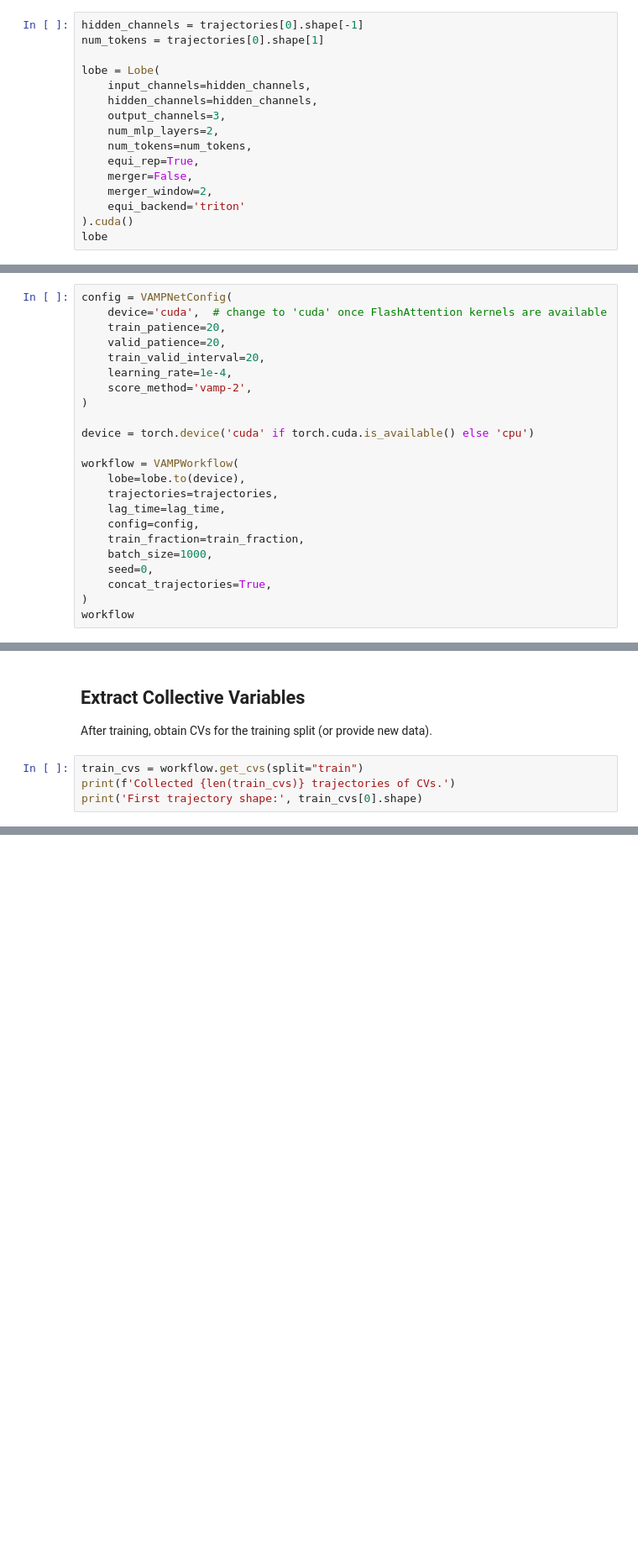
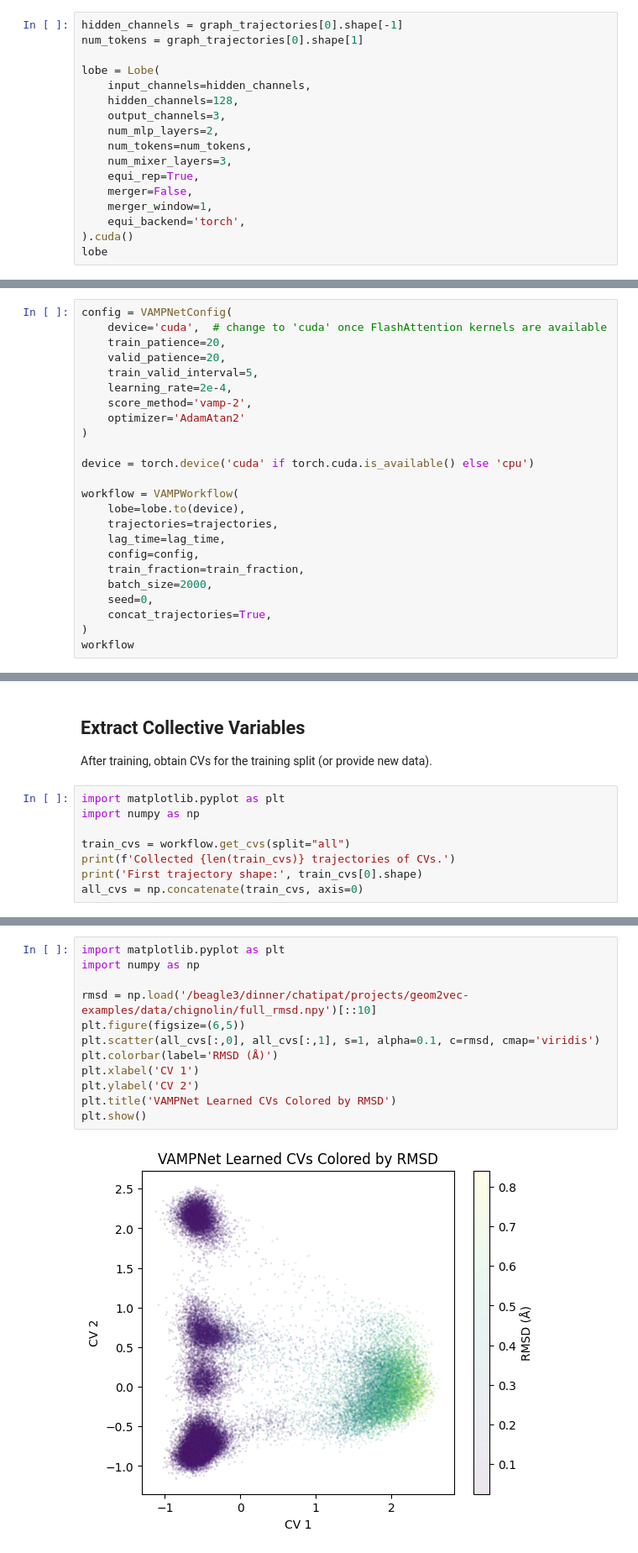
Before and after one commit to zpengmei/geom2vec, a Jupyter notebook: examples/2_vamp_workflow.ipynb, the cells around one changed output, grey strips where cells are left out. Shown at 84% size. Drawn from its saved outputs; the diff is of its cells as text; blank space fills up the shorter version.

```diff
--- a/examples/2_vamp_workflow.ipynb
+++ b/examples/2_vamp_workflow.ipynb
@@ -40,19 +31,20 @@ Loaded 54 trajectories with shapes: [torch.Size([1000, 10, 4, 128]), torch.Size(
 
 We build a simple `Lobe` head that mixes scalar/vector features from the geom2vec representations.
 # %%
-hidden_channels = trajectories[0].shape[-1]
-num_tokens = trajectories[0].shape[1]
+hidden_channels = graph_trajectories[0].shape[-1]
+num_tokens = graph_trajectories[0].shape[1]
 
 lobe = Lobe(
     input_channels=hidden_channels,
-    hidden_channels=hidden_channels,
+    hidden_channels=128,
     output_channels=3,
     num_mlp_layers=2,
     num_tokens=num_tokens,
+    num_mixer_layers=3,
     equi_rep=True,
     merger=False,
-    merger_window=2,
-    equi_backend='triton'
+    merger_window=1,
+    equi_backend='torch',
 ).cuda()
 lobe
 # %% [output]
@@ -84,9 +76,10 @@ config = VAMPNetConfig(
     device='cuda',  # change to 'cuda' once FlashAttention kernels are available
     train_patience=20,
     valid_patience=20,
-    train_valid_interval=20,
-    learning_rate=1e-4,
+    train_valid_interval=5,
+    learning_rate=2e-4,
     score_method='vamp-2',
+    optimizer='AdamAtan2'
 )
 
 device = torch.device('cuda' if torch.cuda.is_available() else 'cpu')
@@ -97,7 +90,7 @@ workflow = VAMPWorkflow(
     lag_time=lag_time,
     config=config,
     train_fraction=train_fraction,
-    batch_size=1000,
+    batch_size=2000,
     seed=0,
     concat_trajectories=True,
 )
@@ -118,7 +111,11 @@ Training batches: 43
 
 After training, obtain CVs for the training split (or provide new data).
 # %%
-train_cvs = workflow.get_cvs(split="train")
+import matplotlib.pyplot as plt
+import numpy as np
+
+train_cvs = workflow.get_cvs(split="all")
 print(f'Collected {len(train_cvs)} trajectories of CVs.')
 print('First trajectory shape:', train_cvs[0].shape)
+all_cvs = np.concatenate(train_cvs, axis=0)
 # %% [output]
@@ -134,0 +124,14 @@ plt.scatter(train_cvs[:,0], train_cvs[:,1], s=1, alpha=0.1)
+# %%
+import matplotlib.pyplot as plt
+import numpy as np
+
+rmsd = np.load('/beagle3/dinner/chatipat/projects/geom2vec-examples/data/chignolin/full_rmsd.npy')[::10]
+plt.figure(figsize=(6,5))
+plt.scatter(all_cvs[:,0], all_cvs[:,1], s=1, alpha=0.1, c=rmsd, cmap='viridis')
+plt.colorbar(label='RMSD (Å)')
+plt.xlabel('CV 1')
+plt.ylabel('CV 2')
+plt.title('VAMPNet Learned CVs Colored by RMSD')
+plt.show()
+# %% [output]
+[figure, added]
```
Also changed, not shown: parts of 6 cells of this notebook, 9 other files.
